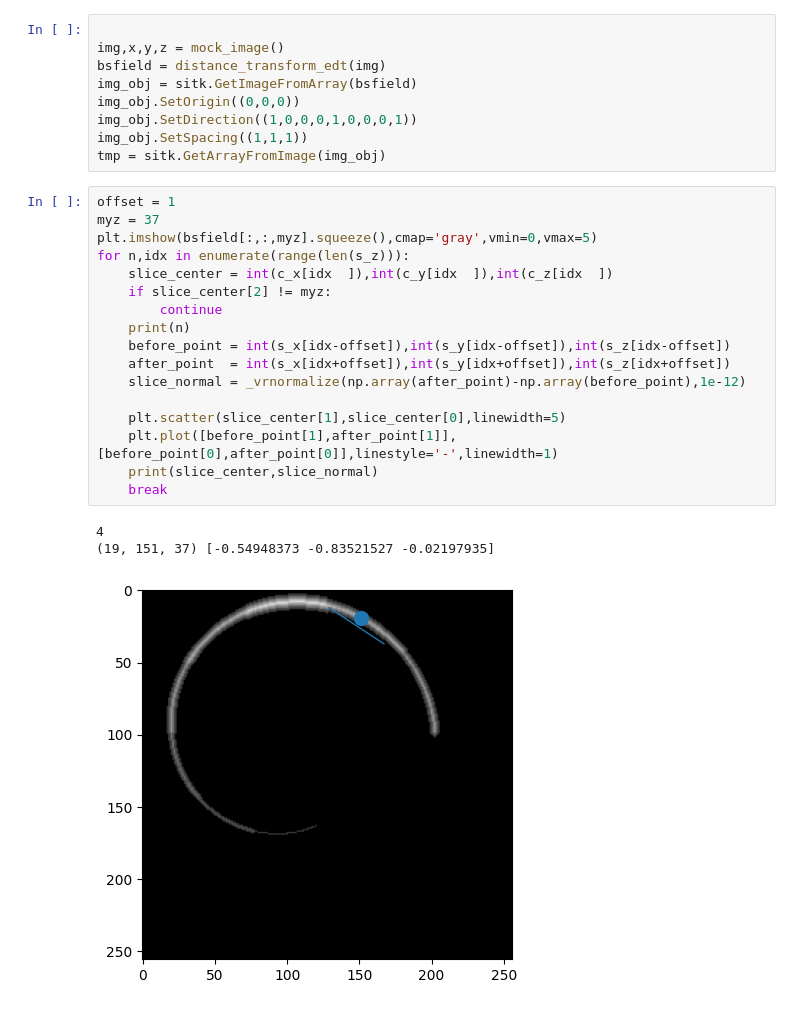
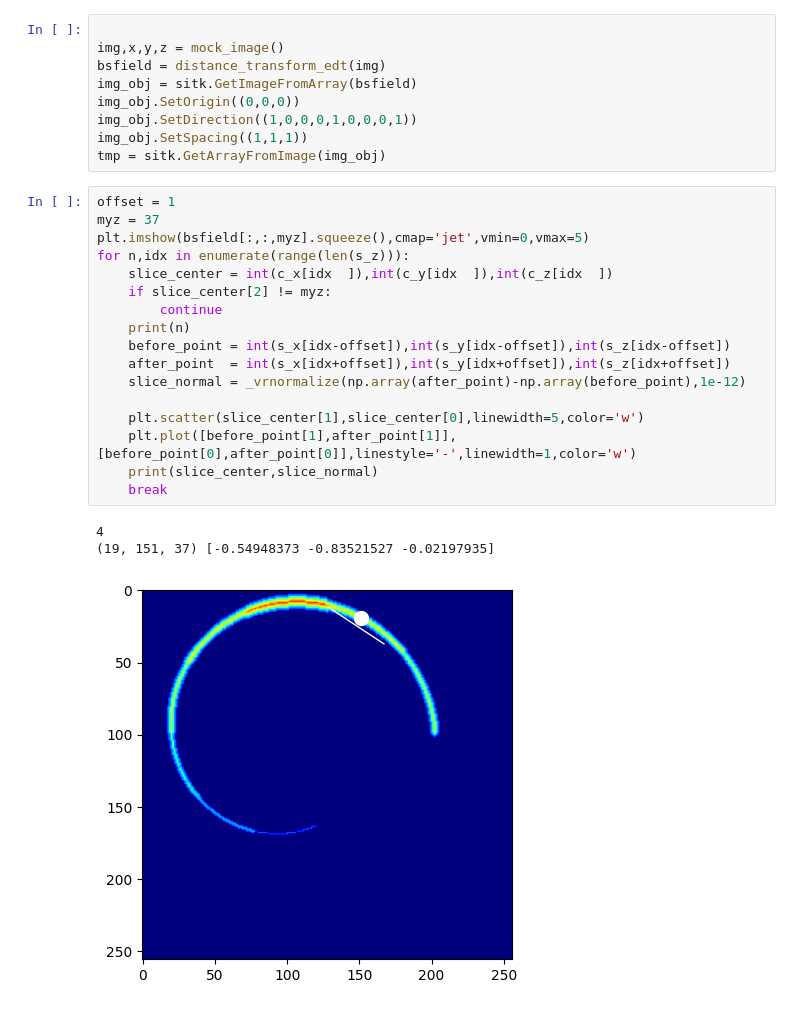
Before and after one commit to pangyuteng/simple-centerline-extraction, a Jupyter notebook: demo.ipynb, the cells around one changed output. Saved outputs shown, nothing was run; the diff lists cells and outputs as text.

Commit message:
added extract_slice

```diff
--- a/demo.ipynb
+++ b/demo.ipynb
@@ -83,24 +83,24 @@ tmp = sitk.GetArrayFromImage(img_obj)
 # %%
 offset = 1
 myz = 37
-plt.imshow(bsfield[:,:,myz].squeeze(),cmap='gray',vmin=0,vmax=5)
+plt.imshow(bsfield[:,:,myz].squeeze(),cmap='jet',vmin=0,vmax=5)
 for n,idx in enumerate(range(len(s_z))):
     slice_center = int(c_x[idx  ]),int(c_y[idx  ]),int(c_z[idx  ])
     if slice_center[2] != myz:
         continue
     print(n)
     before_point = int(s_x[idx-offset]),int(s_y[idx-offset]),int(s_z[idx-offset])
     after_point  = int(s_x[idx+offset]),int(s_y[idx+offset]),int(s_z[idx+offset])
     slice_normal = _vrnormalize(np.array(after_point)-np.array(before_point),1e-12)
 
-    plt.scatter(slice_center[1],slice_center[0],linewidth=5)
-    plt.plot([before_point[1],after_point[1]],[before_point[0],after_point[0]],linestyle='-',linewidth=1)
+    plt.scatter(slice_center[1],slice_center[0],linewidth=5,color='w')
+    plt.plot([before_point[1],after_point[1]],[before_point[0],after_point[0]],linestyle='-',linewidth=1,color='w')
     print(slice_center,slice_normal)
     break
 # %% [output]
 4
 (19, 151, 37) [-0.54948373 -0.83521527 -0.02197935]
-[figure, old version]
+[figure, new version]
 # %%
 idx = 4
 slice_center = int(c_z[idx  ]),int(c_y[idx  ]),int(c_x[idx  ])
```
Also changed, not shown: parts of 1 cell of this notebook, 1 other file.
